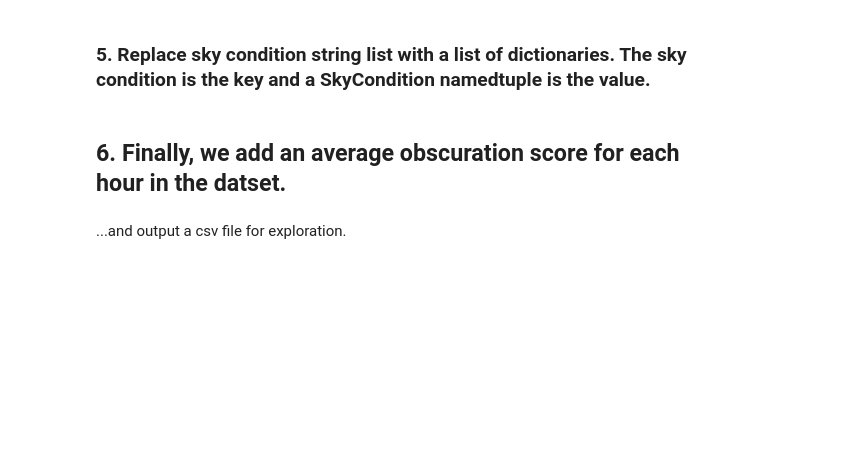
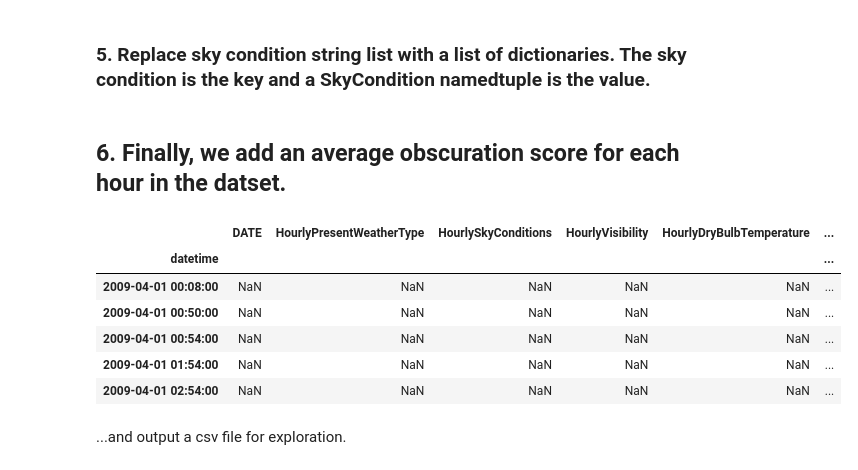
Before and after one commit to jefftrevino/Springboard, a Jupyter notebook: capstone1montereyWeather/capstone_one_data_wrangling.ipynb, the cells around one changed output. Cells and saved outputs as stored; diff of their text form; code cells hidden in the pictures; blank space fills up the shorter version.

Commit message:
imputing obscuration mean in wrangling, starting cointegration section in analysis

```diff
--- a/capstone1montereyWeather/capstone_one_data_wrangling.ipynb
+++ b/capstone1montereyWeather/capstone_one_data_wrangling.ipynb
@@ -167,6 +169,22 @@ def calculate_average_obscuration(sky_conditions_for_hour):
 
 
 df['averageObscuration'] = df['HourlySkyConditions'].apply(calculate_average_obscuration)
+# %%
+# impute the mean for all nan obscuration values
+
+bool_filt = df['averageObscuration'] == np.nan
+nans_frame = df[df[bool_filt]]
+mean_obs = df['averageObscuration']
+nans_frame['averageObscuration'] = np.mean(mean_obs)
+nans_frame.head()
+# %% [output]
+|  | DATE | HourlyPresentWeatherType | HourlySkyConditions | HourlyVisibility | HourlyDryBulbTemperature | ... |
+| datetime |  |  |  |  |  | ... |
+| 2009-04-01 00:08:00 | NaN | NaN | NaN | NaN | NaN | ... |
+| 2009-04-01 00:50:00 | NaN | NaN | NaN | NaN | NaN | ... |
+| 2009-04-01 00:54:00 | NaN | NaN | NaN | NaN | NaN | ... |
+| 2009-04-01 01:54:00 | NaN | NaN | NaN | NaN | NaN | ... |
+| 2009-04-01 02:54:00 | NaN | NaN | NaN | NaN | NaN | ... |
 # %% [markdown]
 ...and output a csv file for exploration.
 # %%
```
Also changed, not shown: parts of 1 cell of this notebook, 1 other file.
